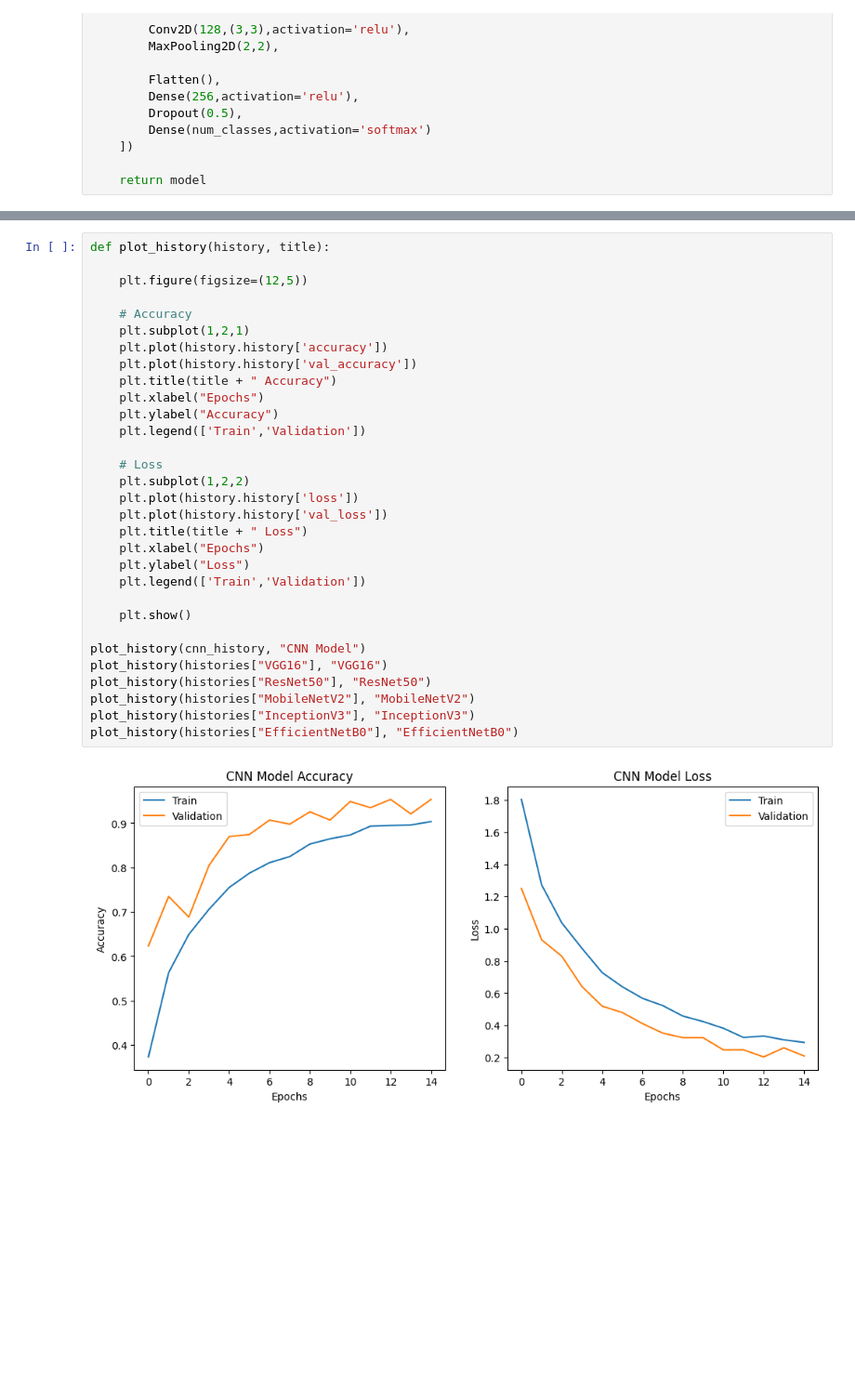
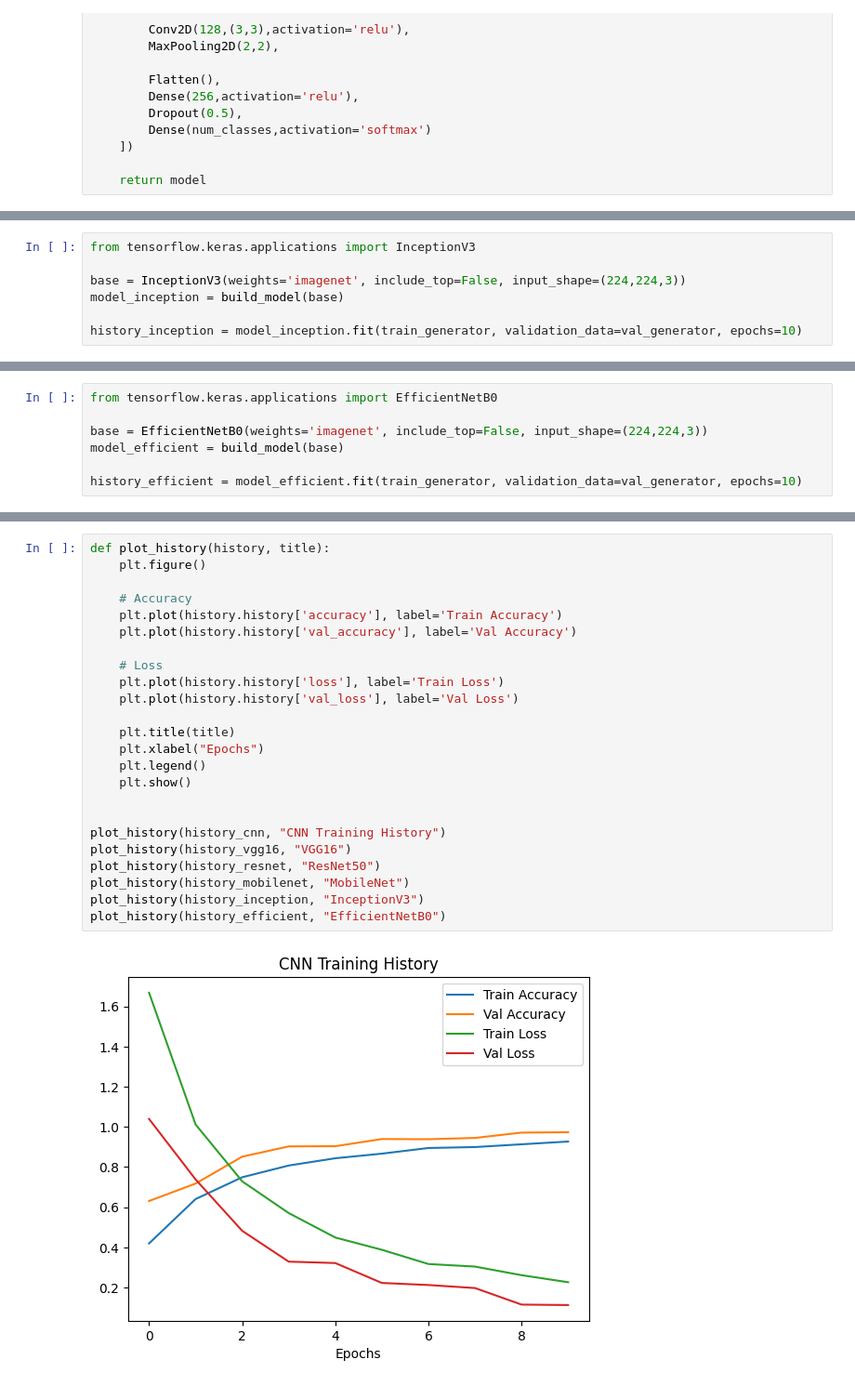
Before and after one commit to Varshini24V/Multiclass-fish-classification, a Jupyter notebook: preprocessing.ipynb, the cells around one changed output, grey strips where cells are left out. Shown at 93% size. Drawn from its saved outputs; the diff is of its cells as text; blank space fills up the shorter version.

```diff
--- a/preprocessing.ipynb
+++ b/preprocessing.ipynb
@@ -208,0 +235,7 @@ weighted avg       0.12      0.12      0.12       215
+# %%
+from tensorflow.keras.applications import InceptionV3
+
+base = InceptionV3(weights='imagenet', include_top=False, input_shape=(224,224,3))
+model_inception = build_model(base)
+
+history_inception = model_inception.fit(train_generator, validation_data=val_generator, epochs=10)
@@ -208,0 +263,7 @@ weighted avg       0.12      0.12      0.12       215
+# %%
+from tensorflow.keras.applications import EfficientNetB0
+
+base = EfficientNetB0(weights='imagenet', include_top=False, input_shape=(224,224,3))
+model_efficient = build_model(base)
+
+history_efficient = model_efficient.fit(train_generator, validation_data=val_generator, epochs=10)
@@ -209,33 +421,26 @@ weighted avg       0.12      0.12      0.12       215
 # %%
 def plot_history(history, title):
-
-    plt.figure(figsize=(12,5))
+    plt.figure()
 
     # Accuracy
-    plt.subplot(1,2,1)
-    plt.plot(history.history['accuracy'])
-    plt.plot(history.history['val_accuracy'])
-    plt.title(title + " Accuracy")
-    plt.xlabel("Epochs")
-    plt.ylabel("Accuracy")
-    plt.legend(['Train','Validation'])
+    plt.plot(history.history['accuracy'], label='Train Accuracy')
+    plt.plot(history.history['val_accuracy'], label='Val Accuracy')
 
     # Loss
-    plt.subplot(1,2,2)
-    plt.plot(history.history['loss'])
-    plt.plot(history.history['val_loss'])
-    plt.title(title + " Loss")
+    plt.plot(history.history['loss'], label='Train Loss')
+    plt.plot(history.history['val_loss'], label='Val Loss')
+
+    plt.title(title)
     plt.xlabel("Epochs")
-    plt.ylabel("Loss")
-    plt.legend(['Train','Validation'])
-
+    plt.legend()
     plt.show()
 
-plot_history(cnn_history, "CNN Model")
-plot_history(histories["VGG16"], "VGG16")
-plot_history(histories["ResNet50"], "ResNet50")
-plot_history(histories["MobileNetV2"], "MobileNetV2")
-plot_history(histories["InceptionV3"], "InceptionV3")
-plot_history(histories["EfficientNetB0"], "EfficientNetB0")
+
+plot_history(history_cnn, "CNN Training History")
+plot_history(history_vgg16, "VGG16")
+plot_history(history_resnet, "ResNet50")
+plot_history(history_mobilenet, "MobileNet")
+plot_history(history_inception, "InceptionV3")
+plot_history(history_efficient, "EfficientNetB0")
 # %% [output]
-[figure, old version]
+[figure, new version]
```
Also changed, not shown: parts of 22 cells of this notebook.
